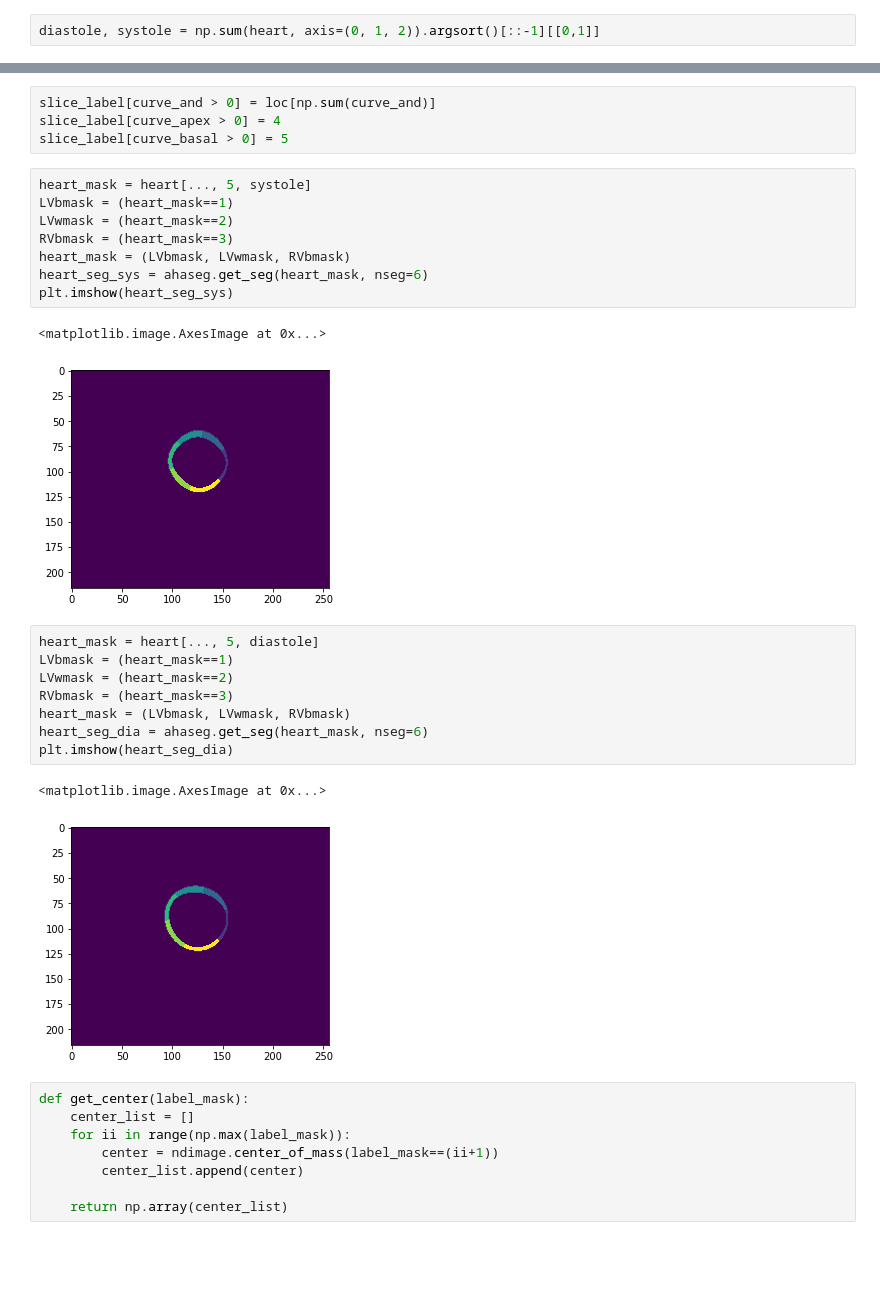
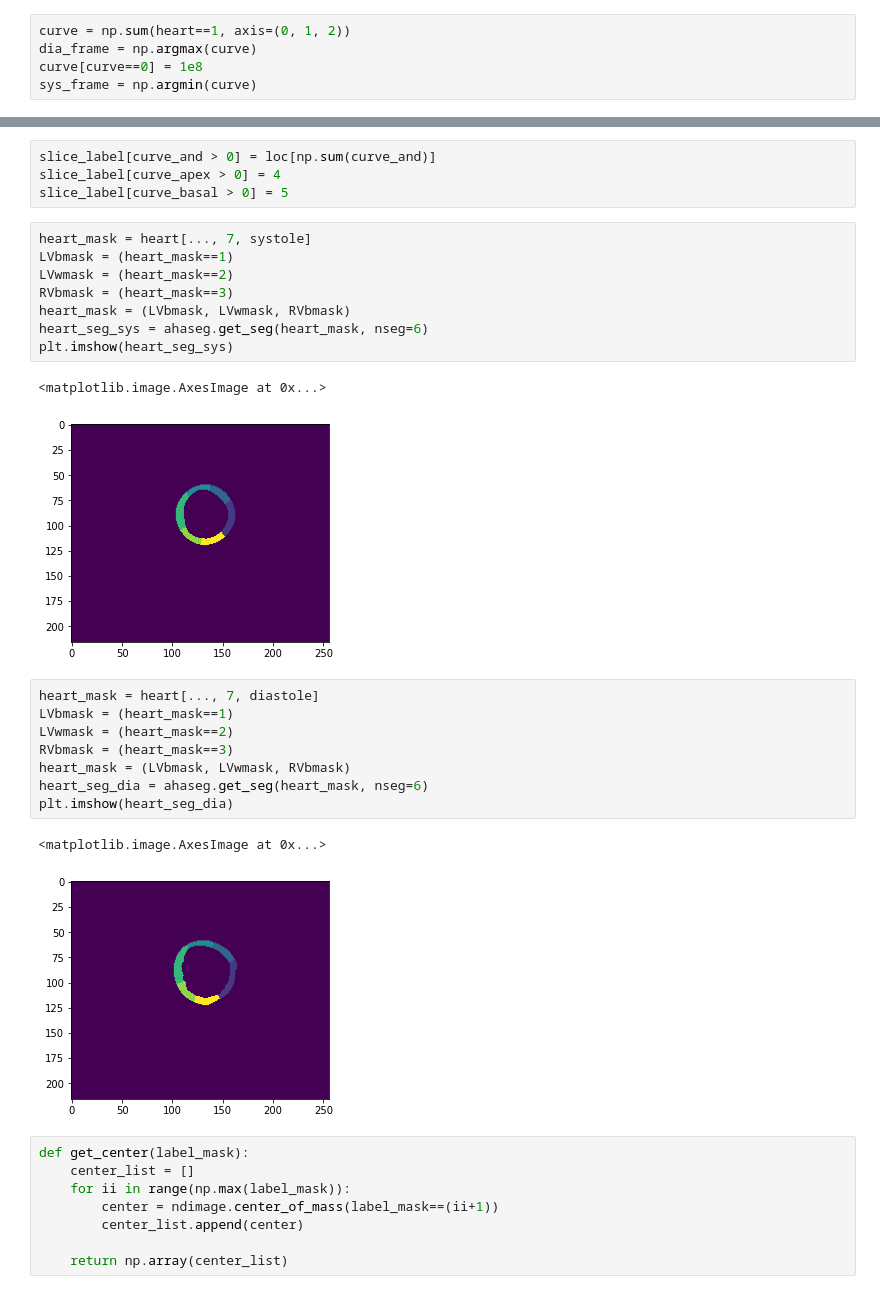
Before and after one commit to htylab/pymr_back, a Jupyter notebook: example/develop.ipynb, the cells around one changed output, grey strips where cells are left out. Cells and saved outputs as stored; diff of their text form; blank space fills up the shorter version.

```diff
--- a/example/develop.ipynb
+++ b/example/develop.ipynb
@@ -92,7 +18,10 @@ heart.shape
 # %% [output]
 (216, 256, 13, 25)
 # %%
-diastole, systole = np.sum(heart, axis=(0, 1, 2)).argsort()[::-1][[0,1]]
+curve = np.sum(heart==1, axis=(0, 1, 2))
+dia_frame = np.argmax(curve)
+curve[curve==0] = 1e8
+sys_frame = np.argmin(curve)
 # %%
 #step 1: collect dia_frame and sys_frame
 curve = np.sum(heart, axis=(0, 1, 2))
@@ -233,7 +162,7 @@ slice_label[curve_and > 0] = loc[np.sum(curve_and)]
 slice_label[curve_apex > 0] = 4
 slice_label[curve_basal > 0] = 5
 # %%
-heart_mask = heart[..., 5, systole]
+heart_mask = heart[..., 7, systole]
 LVbmask = (heart_mask==1)
 LVwmask = (heart_mask==2)
 RVbmask = (heart_mask==3)
@@ -242,18 +171,18 @@ heart_seg_sys = ahaseg.get_seg(heart_mask, nseg=6)
 plt.imshow(heart_seg_sys)
 # %% [output]
 <matplotlib.image.AxesImage at 0x...>
-[figure, old version]
+[figure, new version]
 # %%
-heart_mask = heart[..., 5, diastole]
+heart_mask = heart[..., 7, diastole]
 LVbmask = (heart_mask==1)
 LVwmask = (heart_mask==2)
 RVbmask = (heart_mask==3)
 heart_mask = (LVbmask, LVwmask, RVbmask)
 heart_seg_dia = ahaseg.get_seg(heart_mask, nseg=6)
 plt.imshow(heart_seg_dia)
 # %% [output]
 <matplotlib.image.AxesImage at 0x...>
-[figure, old version]
+[figure, new version]
 # %%
 def get_center(label_mask):
     center_list = []
```
Also changed, not shown: parts of 18 cells of this notebook, 4 other files.
